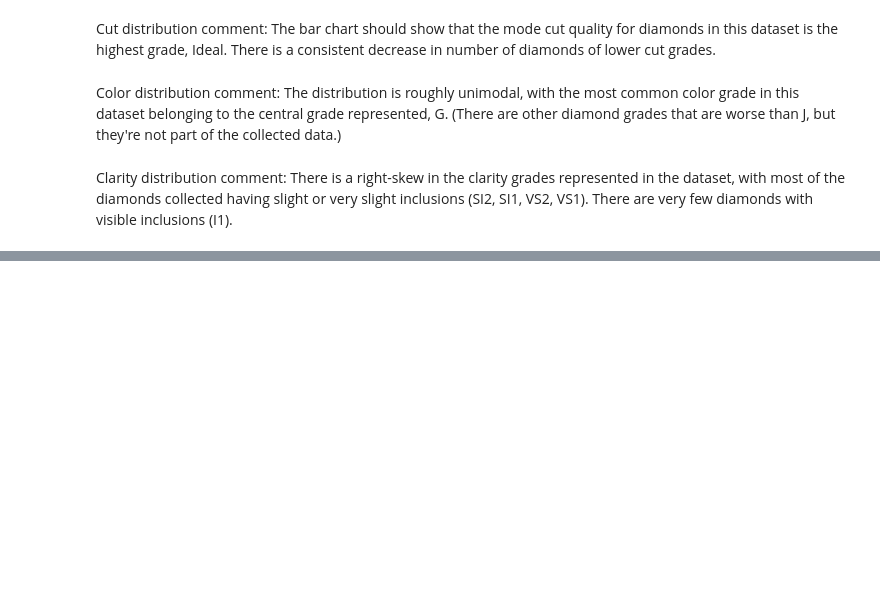
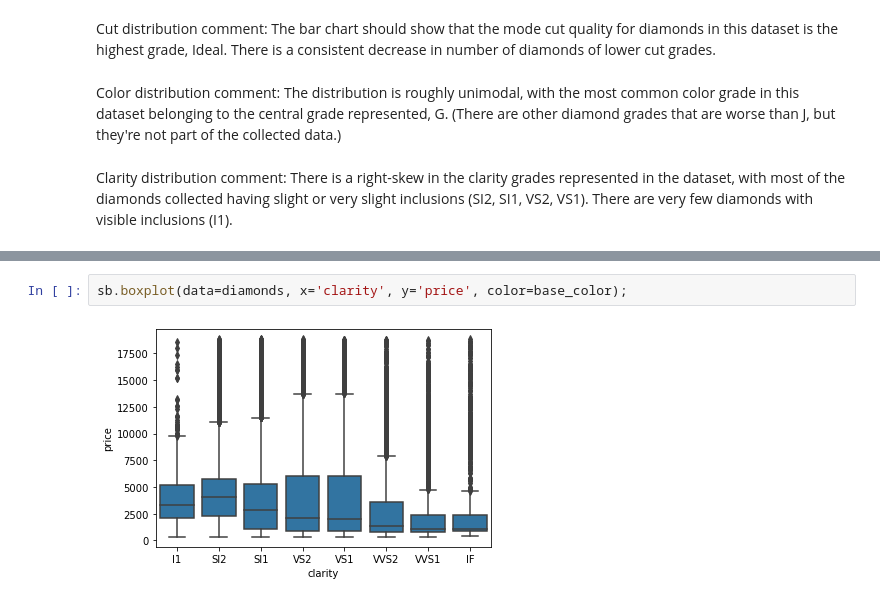
Before and after one commit to leqilu67/diamonds_study, a Jupyter notebook: diamond_study.ipynb, the cells around one changed output, grey strips where cells are left out. Drawn from its saved outputs; the diff is of its cells as text; blank space fills up the shorter version.

```diff
--- a/diamond_study.ipynb
+++ b/diamond_study.ipynb
@@ -147,0 +187,4 @@ Clarity distribution comment: There is a right-skew in the clarity grades repres
+# %%
+sb.boxplot(data=diamonds, x='clarity', y='price', color=base_color);
+# %% [output]
+[figure, added]
```
Also changed, not shown: parts of 24 cells of this notebook.
